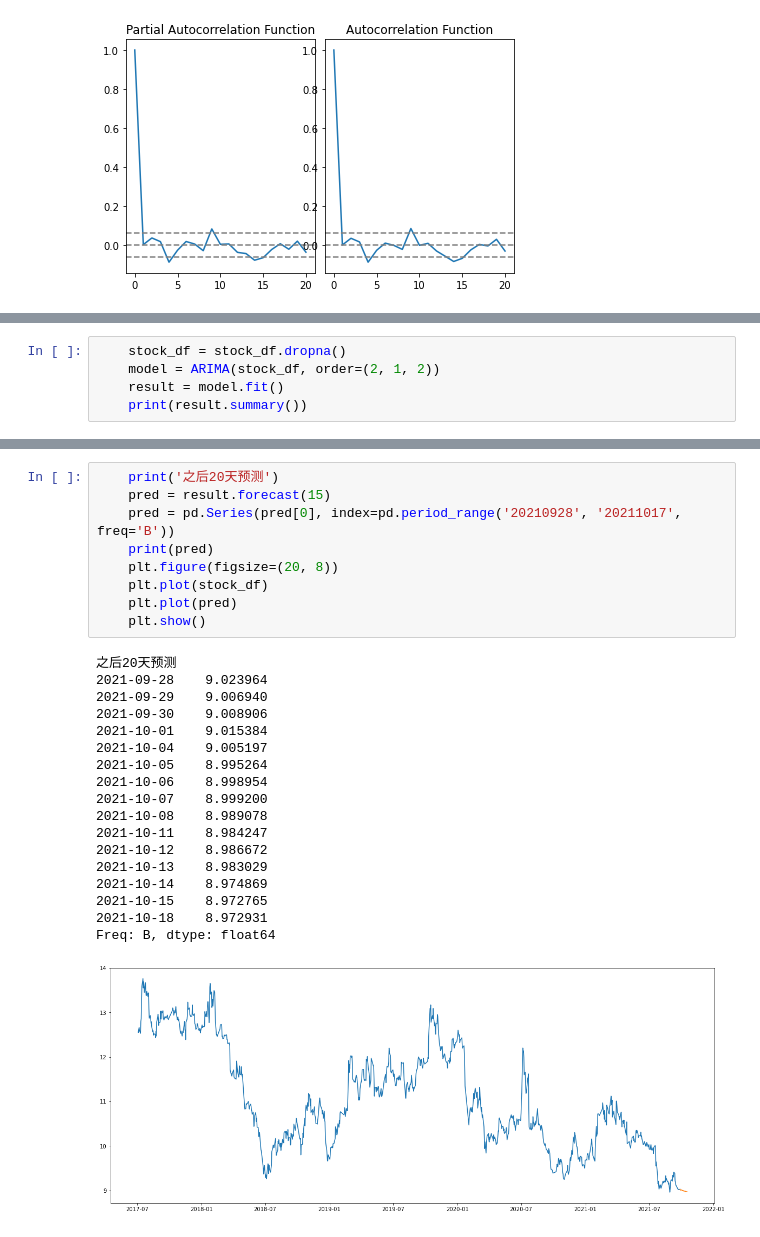
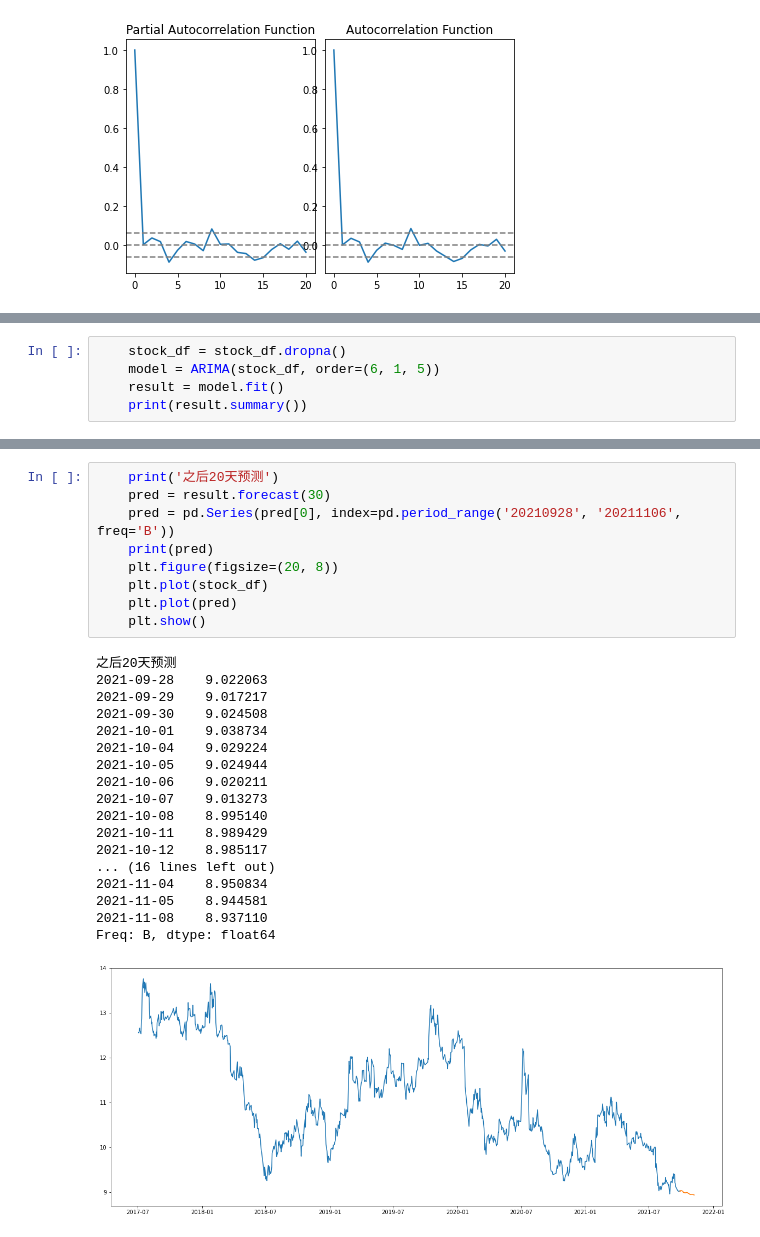
Before and after one commit to 26217421/Python-, a Jupyter notebook: data-mining/gao/Arima.ipynb, the cells around one changed output, grey strips where cells are left out. Saved outputs shown, nothing was run; the diff lists cells and outputs as text.

```diff
--- a/data-mining/gao/Arima.ipynb
+++ b/data-mining/gao/Arima.ipynb
@@ -64,6 +141,6 @@ if __name__ == '__main__':
 # %%
     stock_df = stock_df.dropna()
-    model = ARIMA(stock_df, order=(2, 1, 2))
+    model = ARIMA(stock_df, order=(6, 1, 5))
     result = model.fit()
     print(result.summary())
 # %% [output]
@@ -87,31 +190,31 @@ MA.2           -0.1270           +1.0628j            1.0704            0.2689
 # %%
     print('之后20天预测')
-    pred = result.forecast(15)
-    pred = pd.Series(pred[0], index=pd.period_range('20210928', '20211017', freq='B'))
+    pred = result.forecast(30)
+    pred = pd.Series(pred[0], index=pd.period_range('20210928', '20211106', freq='B'))
     print(pred)
     plt.figure(figsize=(20, 8))
     plt.plot(stock_df)
     plt.plot(pred)
     plt.show()
 # %% [output]
 之后20天预测
-2021-09-28    9.023964
-2021-09-29    9.006940
-2021-09-30    9.008906
-2021-10-01    9.015384
-2021-10-04    9.005197
-2021-10-05    8.995264
-2021-10-06    8.998954
-2021-10-07    8.999200
-2021-10-08    8.989078
-2021-10-11    8.984247
-2021-10-12    8.986672
-2021-10-13    8.983029
-2021-10-14    8.974869
-2021-10-15    8.972765
-2021-10-18    8.972931
+2021-09-28    9.022063
+2021-09-29    9.017217
+2021-09-30    9.024508
+2021-10-01    9.038734
+2021-10-04    9.029224
+2021-10-05    9.024944
+2021-10-06    9.020211
+2021-10-07    9.013273
+2021-10-08    8.995140
+2021-10-11    8.989429
+2021-10-12    8.985117
+... (16 lines left out)
+2021-11-04    8.950834
+2021-11-05    8.944581
+2021-11-08    8.937110
 Freq: B, dtype: float64
-[figure, old version]
+[figure, new version]
 # %%
     ts = result.predict()
     df_fill = stock_df[ts.index]
```
Also changed, not shown: parts of 9 cells of this notebook.
